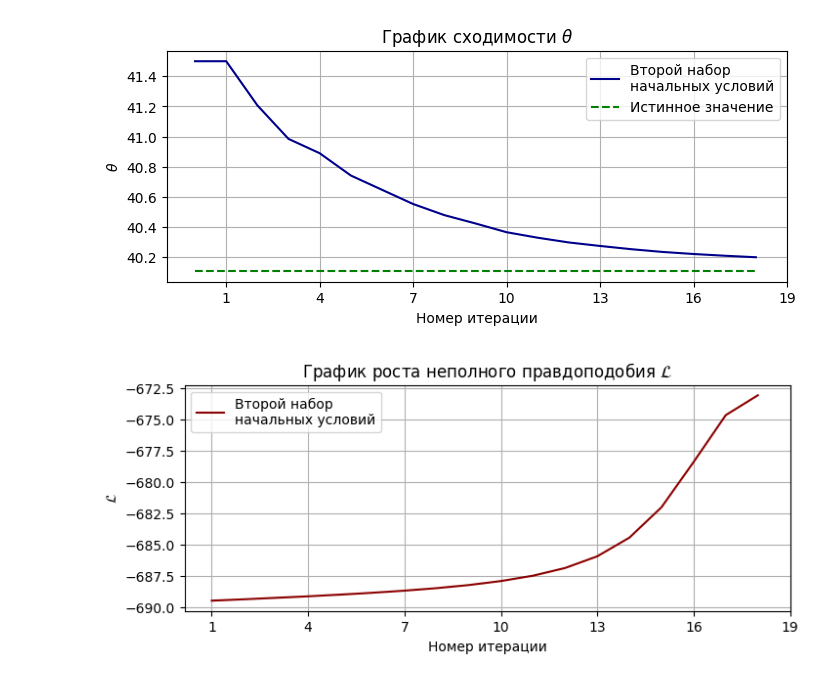
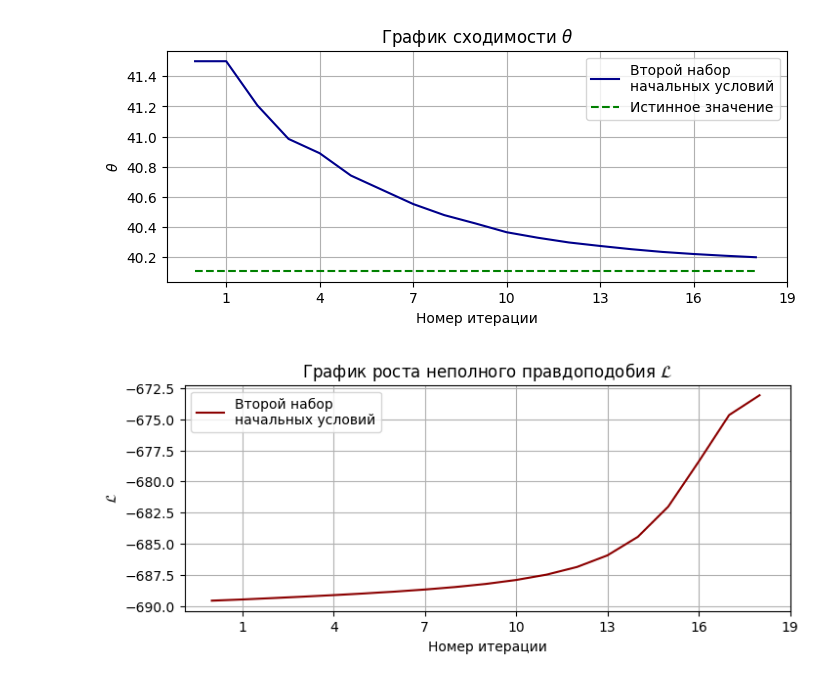
Before and after one commit to Recognizer525/Signal-Processing, a Jupyter notebook: Program Complex for chapter I/Experimental Version/MUSIC-EM comparing, no multistart for EM.ipynb, the cells around one changed output. Saved outputs shown, nothing was run; the diff lists cells and outputs as text; code cells hidden in the pictures.

```diff
--- a/Program Complex for chapter I/Experimental Version/MUSIC-EM comparing, no multistart for EM.ipynb
+++ b/Program Complex for chapter I/Experimental Version/MUSIC-EM comparing, no multistart for EM.ipynb
@@ -141,7 +139,5 @@ em.incomplete_lkhd(X2_with_mv, EM_theta2_rad, EM_P2, Q2), em.incomplete_lkhd(X2_
 (np.float64(-673.0752083504324), np.float64(-673.6467390084401))
 # %%
 lhd_list2 = np.array(lhd_list2)
-x2_lhd = np.arange(1, len(lhd_list2)+1)
-
 angles_list2 = np.rad2deg(np.array(angles_list2))
-x2_angle = np.arange(len(angles_list2))
+x2 = np.arange(len(angles_list2))
@@ -208,12 +182,12 @@ plt.show()
 # %%
 plt.figure(figsize=(8, 3))
 plt.title(r'$\text{График роста неполного правдоподобия} \,\,\mathcal{L}$')
-plt.plot(x2_lhd, lhd_list2,color='darkred', label=f'Второй набор\nначальных условий')
+plt.plot(x2, lhd_list2,color='darkred', label=f'Второй набор\nначальных условий')
 plt.xlabel('Номер итерации')
 plt.ylabel(r'$\mathcal{L}$')
 plt.xticks(np.arange(1,20,3))
 plt.legend()
 plt.grid()
 plt.show()
 # %% [output]
-[figure, old version]
+[figure, new version]
```
Also changed, not shown: parts of 7 cells of this notebook, 20 other files.
